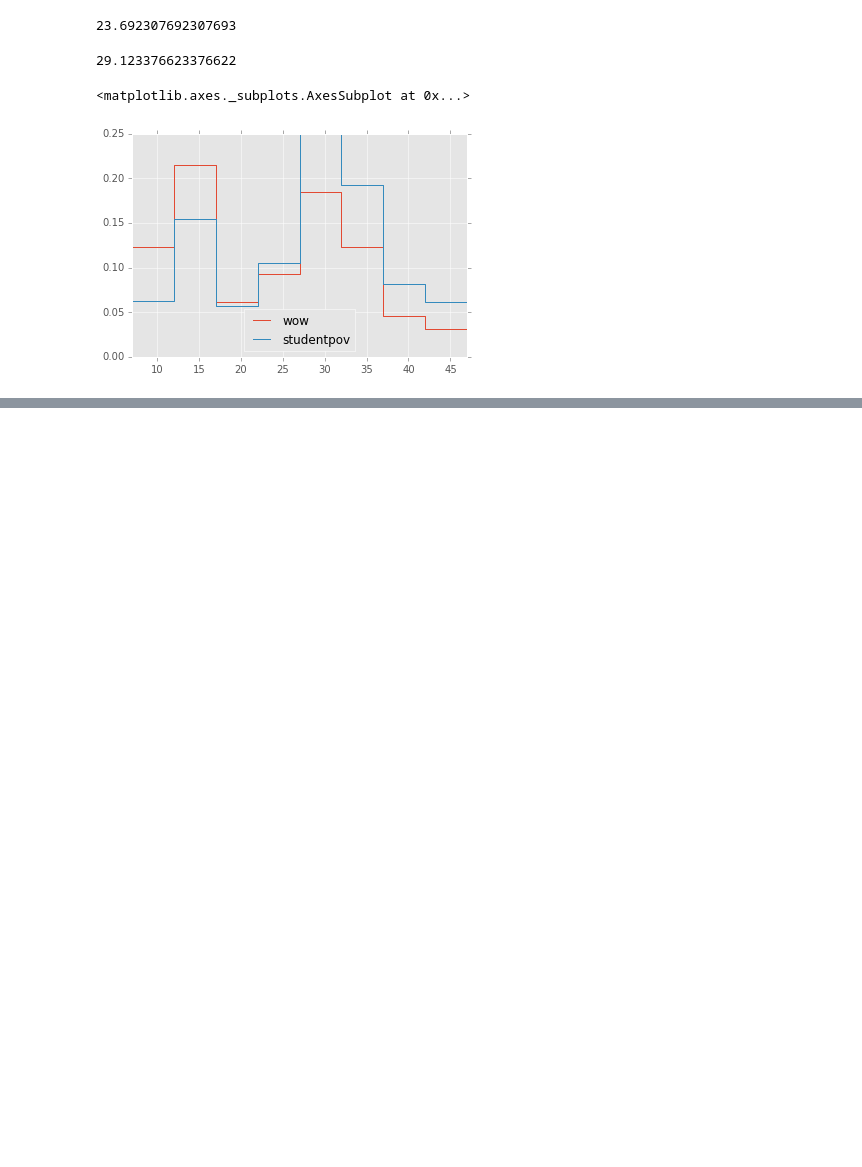
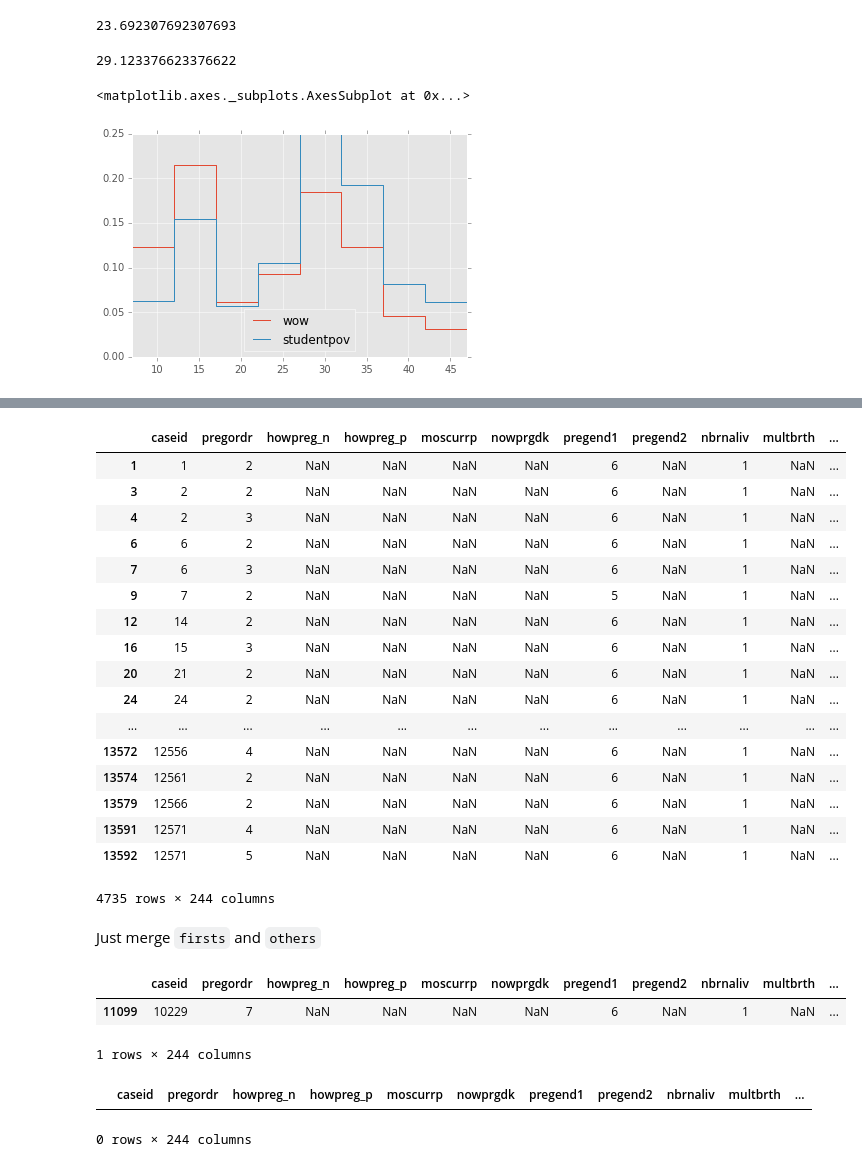
Before and after one commit to doolingdavid/ThinkStats2, a Jupyter notebook: code/notes.ipynb, the cells around one changed output, grey strips where cells are left out. Cells and saved outputs as stored; diff of their text form; code cells hidden in the pictures; blank space fills up the shorter version.

````diff
--- a/code/notes.ipynb
+++ b/code/notes.ipynb
@@ -985,0 +1182,34 @@ dfstoopid[['wow','studentpov']].plot(drawstyle='steps')
+# %%
+others
+# %% [output]
+|  | caseid | pregordr | howpreg_n | howpreg_p | moscurrp | nowprgdk | pregend1 | pregend2 | nbrnaliv | multbrth | ... |
+| 1 | 1 | 2 | NaN | NaN | NaN | NaN | 6 | NaN | 1 | NaN | ... |
+| 3 | 2 | 2 | NaN | NaN | NaN | NaN | 6 | NaN | 1 | NaN | ... |
+| 4 | 2 | 3 | NaN | NaN | NaN | NaN | 6 | NaN | 1 | NaN | ... |
+| 6 | 6 | 2 | NaN | NaN | NaN | NaN | 6 | NaN | 1 | NaN | ... |
+| 7 | 6 | 3 | NaN | NaN | NaN | NaN | 6 | NaN | 1 | NaN | ... |
+| 9 | 7 | 2 | NaN | NaN | NaN | NaN | 5 | NaN | 1 | NaN | ... |
+| 12 | 14 | 2 | NaN | NaN | NaN | NaN | 6 | NaN | 1 | NaN | ... |
+| 16 | 15 | 3 | NaN | NaN | NaN | NaN | 6 | NaN | 1 | NaN | ... |
+| 20 | 21 | 2 | NaN | NaN | NaN | NaN | 6 | NaN | 1 | NaN | ... |
+| 24 | 24 | 2 | NaN | NaN | NaN | NaN | 6 | NaN | 1 | NaN | ... |
+| ... | ... | ... | ... | ... | ... | ... | ... | ... | ... | ... | ... |
+| 13572 | 12556 | 4 | NaN | NaN | NaN | NaN | 6 | NaN | 1 | NaN | ... |
+| 13574 | 12561 | 2 | NaN | NaN | NaN | NaN | 6 | NaN | 1 | NaN | ... |
+| 13579 | 12566 | 2 | NaN | NaN | NaN | NaN | 6 | NaN | 1 | NaN | ... |
+| 13591 | 12571 | 4 | NaN | NaN | NaN | NaN | 6 | NaN | 1 | NaN | ... |
+| 13592 | 12571 | 5 | NaN | NaN | NaN | NaN | 6 | NaN | 1 | NaN | ... |
+4735 rows × 244 columns
+# %% [markdown]
+Just merge ```firsts``` and ```others```
+# %%
+firsts[firsts['caseid'] == 10229]
+# %% [output]
+|  | caseid | pregordr | howpreg_n | howpreg_p | moscurrp | nowprgdk | pregend1 | pregend2 | nbrnaliv | multbrth | ... |
+| 11099 | 10229 | 7 | NaN | NaN | NaN | NaN | 6 | NaN | 1 | NaN | ... |
+1 rows × 244 columns
+# %%
+others[others['caseid'] == 10229]
+# %% [output]
+|  | caseid | pregordr | howpreg_n | howpreg_p | moscurrp | nowprgdk | pregend1 | pregend2 | nbrnaliv | multbrth | ... |
+0 rows × 244 columns
````
Also changed, not shown: parts of 44 cells of this notebook, 1 other file.
